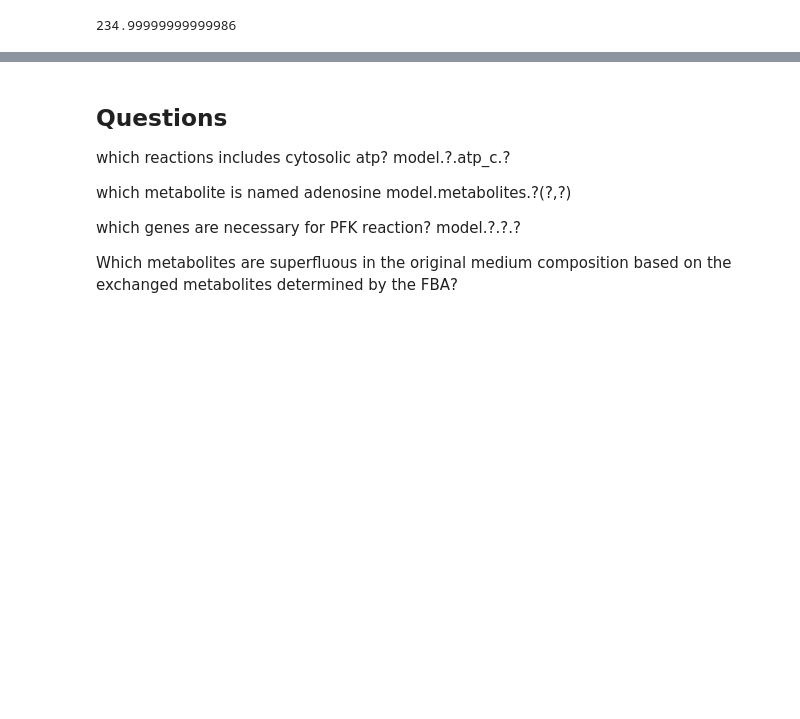
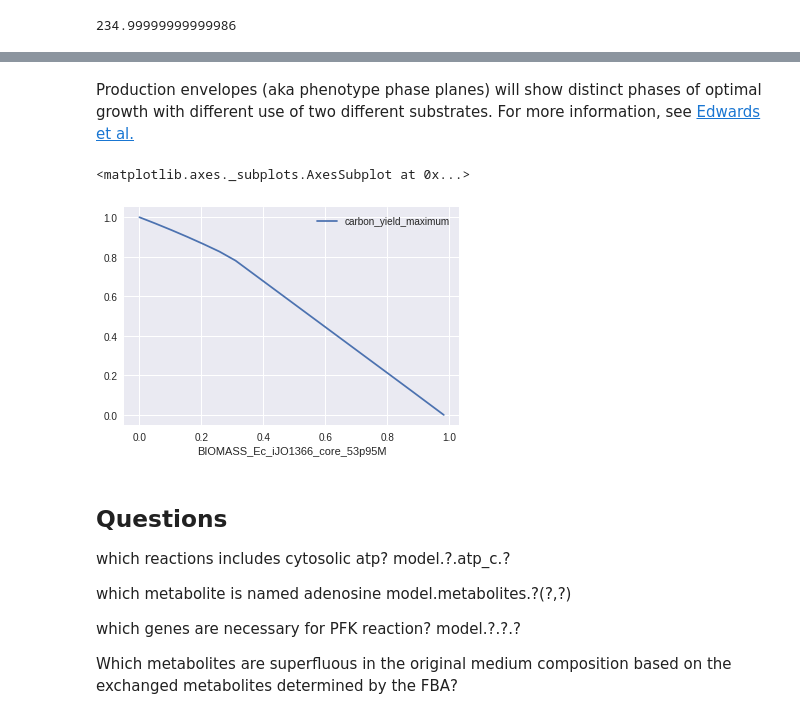
Before and after one commit to uliebal/RWTH-QMB1, a Jupyter notebook: 1901_GSMM_cobrapy_QuantMiBi.ipynb, the cells around one changed output, grey strips where cells are left out. Saved outputs shown, nothing was run; the diff lists cells and outputs as text; code cells hidden in the pictures; blank space fills up the shorter version.

```diff
--- a/1901_GSMM_cobrapy_QuantMiBi.ipynb
+++ b/1901_GSMM_cobrapy_QuantMiBi.ipynb
@@ -358,0 +406,18 @@ ATPmodel.optimize().objective_value
+# %%
+# copy model for changes to succinate
+SucModel = model.copy()
+# SucModel.reactions.query('suc')
+# SucModel.reactions.EX_succ_e
+
+# change objective to the synthesis of succinate
+SucModel.objective = SucModel.reactions.EX_succ_e
+
+# Because biomass is not anymore optimized, the biomass reactions will be zero for optimization to succinate because it only drains the result.
+# Assuming that there is still some growth occuring, we raise the lower boundary for the growth reaction
+SucModel.reactions.get_by_id('BIOMASS_Ec_iJO1366_core_53p95M').lower_bound = .2
+
+# storing the simulation in a variable
+Suc_Solution = SucModel.optimize()
+
+#SucModel.reactions.ATPM.flux
+SucModel.summary()
@@ -359,3 +459,16 @@ ATPmodel.optimize().objective_value
+# %% [markdown]
+Production envelopes (aka phenotype phase planes) will show distinct phases of optimal growth with different use of two different substrates. For more information, see [Edwards et al.](http://dx.doi.org/10.1002/bit.10047)
+# %%
+# setting lowest growth boundary back to '0'
+SucModel.reactions.get_by_id('BIOMASS_Ec_iJO1366_core_53p95M').lower_bound = 0.
+
+prod_env = production_envelope(SucModel, reactions=SucModel.reactions.BIOMASS_Ec_iJO1366_core_53p95M,
+                               objective=SucModel.reactions.EX_succ_e)
+#prod_env
+prod_env.plot(kind='line', x='BIOMASS_Ec_iJO1366_core_53p95M', y='carbon_yield_maximum')
+# %% [output]
+<matplotlib.axes._subplots.AxesSubplot at 0x...>
+[figure, added]
 # %% [markdown]
 ## Questions
 
```
Also changed, not shown: parts of 29 cells of this notebook.
